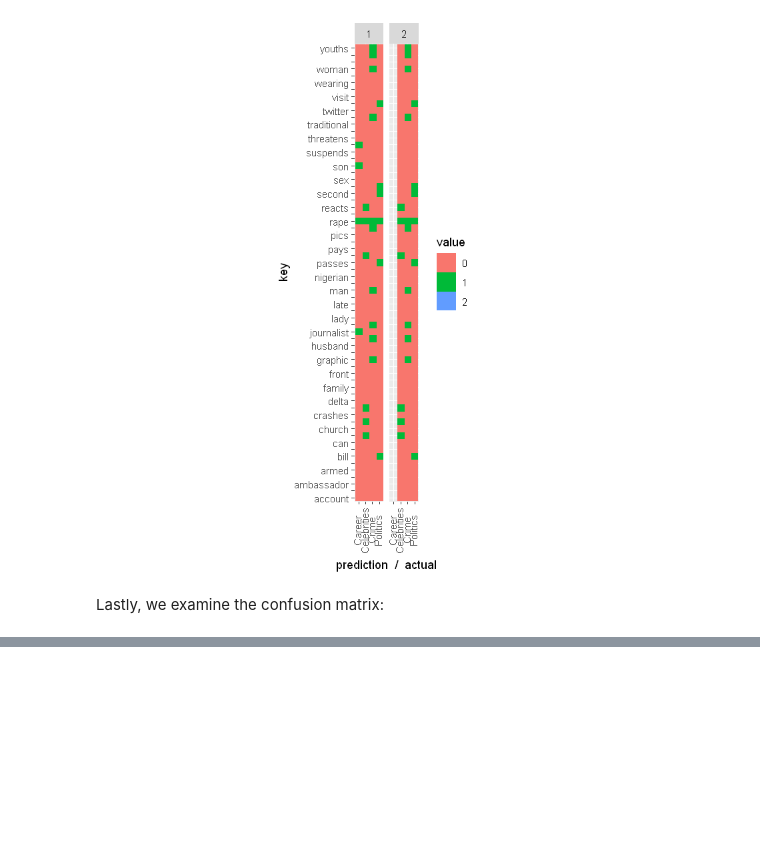
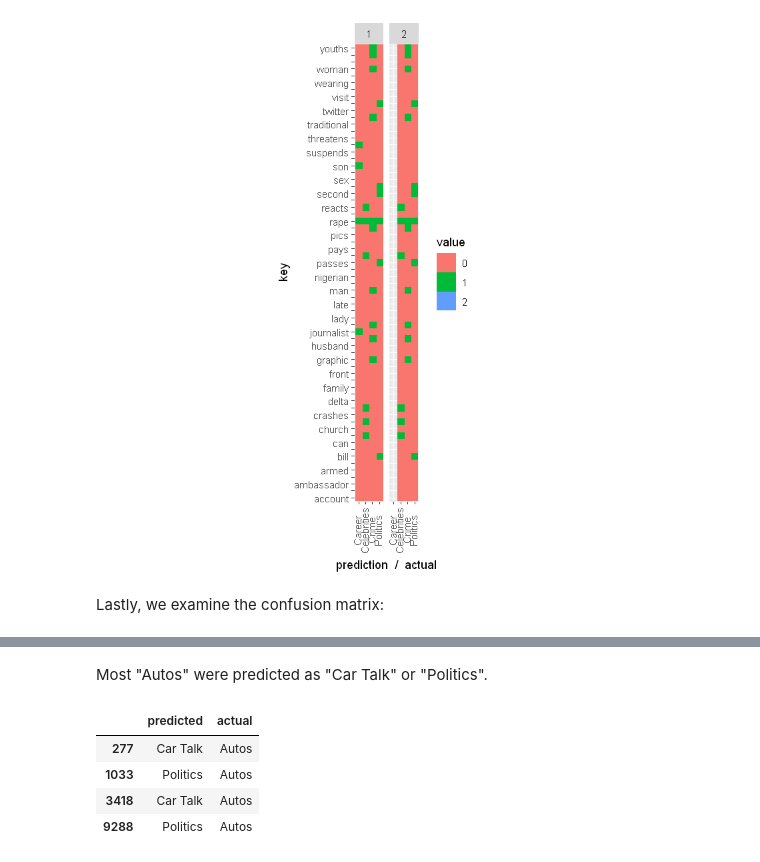
Before and after one commit to manchuran/showables, a Jupyter notebook: notebooks/nlp_nairaland/notebook.ipynb, the cells around one changed output, grey strips where cells are left out. Drawn from its saved outputs; the diff is of its cells as text; code cells hidden in the pictures; blank space fills up the shorter version.

```diff
--- a/notebooks/nlp_nairaland/notebook.ipynb
+++ b/notebooks/nlp_nairaland/notebook.ipynb
@@ -722,0 +729,10 @@ Balanced Accuracy          0.72346        0.5326644         0.4996659
+# %% [markdown]
+Most "Autos" were predicted as "Car Talk" or "Politics".
+# %%
+subset(results_df, actual=="Autos")[,1:2]
+# %% [output]
+|  | predicted | actual |
+| 277 | Car Talk | Autos |
+| 1033 | Politics | Autos |
+| 3418 | Car Talk | Autos |
+| 9288 | Politics | Autos |
```
Also changed, not shown: parts of 8 cells of this notebook.
